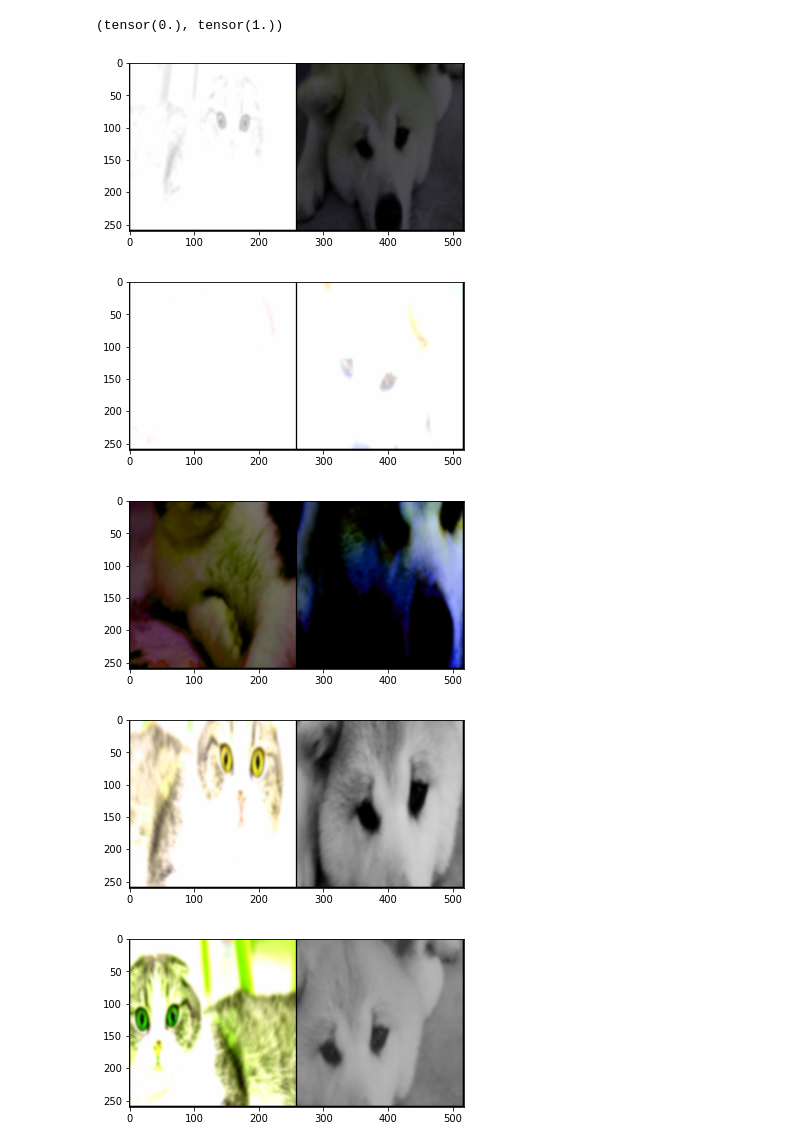
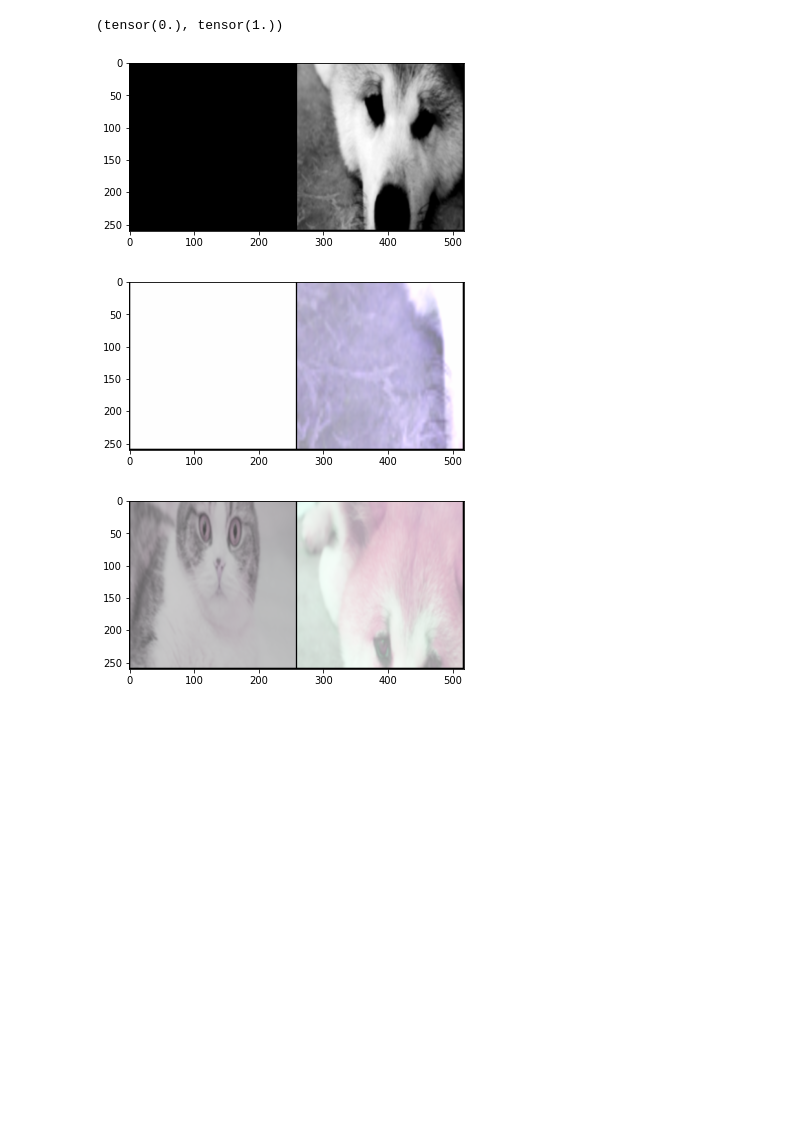
Before and after one commit to shimopino/papers-challenge, a Jupyter notebook: src/gan/CRGAN/notebooks/SimCLR_Augmentation_in_Kornia.ipynb, the cells around one changed output. Saved outputs shown, nothing was run; the diff lists cells and outputs as text; code cells hidden in the pictures; blank space fills up the shorter version.

```diff
--- a/src/gan/CRGAN/notebooks/SimCLR_Augmentation_in_Kornia.ipynb
+++ b/src/gan/CRGAN/notebooks/SimCLR_Augmentation_in_Kornia.ipynb
@@ -97,11 +100,9 @@ img_tensor.min(), img_tensor.max()
 # %% [output]
 (tensor(0.), tensor(1.))
 # %%
-for _ in range(5):
+for _ in range(3):
     plot_tensor(simclr_aug(img_tensor))
 # %% [output]
-[figure, old version]
+[figure, new version]
-[figure, old version]
+[figure, new version]
-[figure, old version]
+[figure, new version]
-[figure, removed]
-[figure, removed]
```
Also changed, not shown: parts of 2 cells of this notebook.
